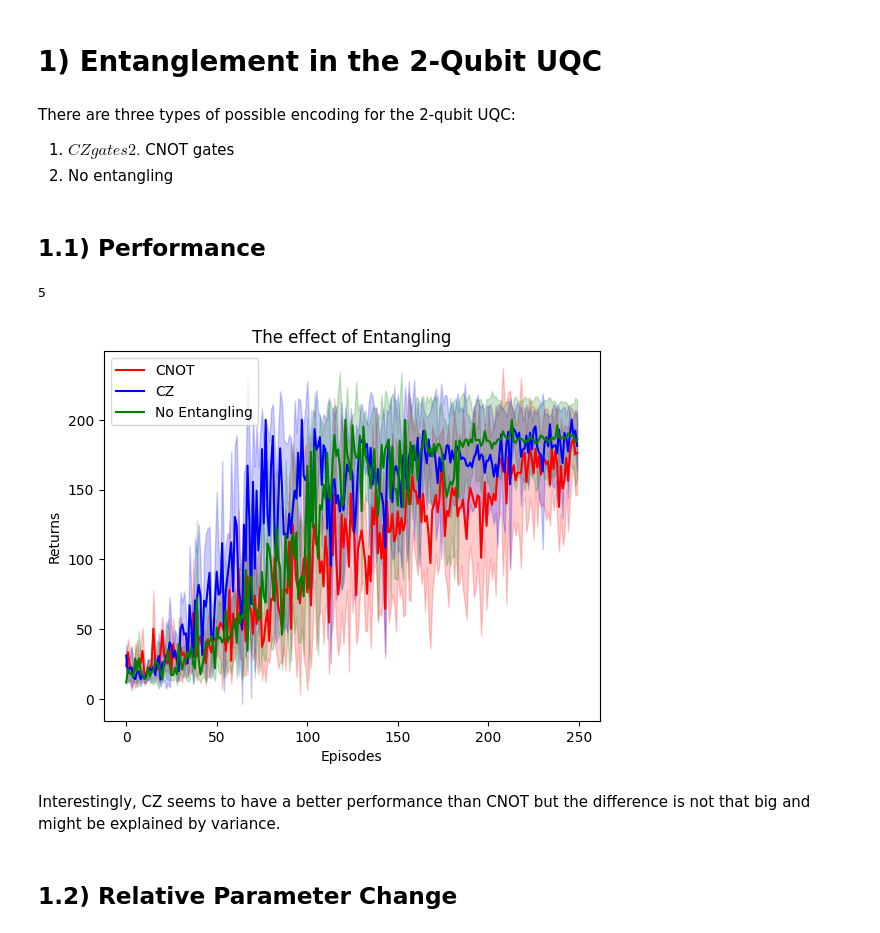
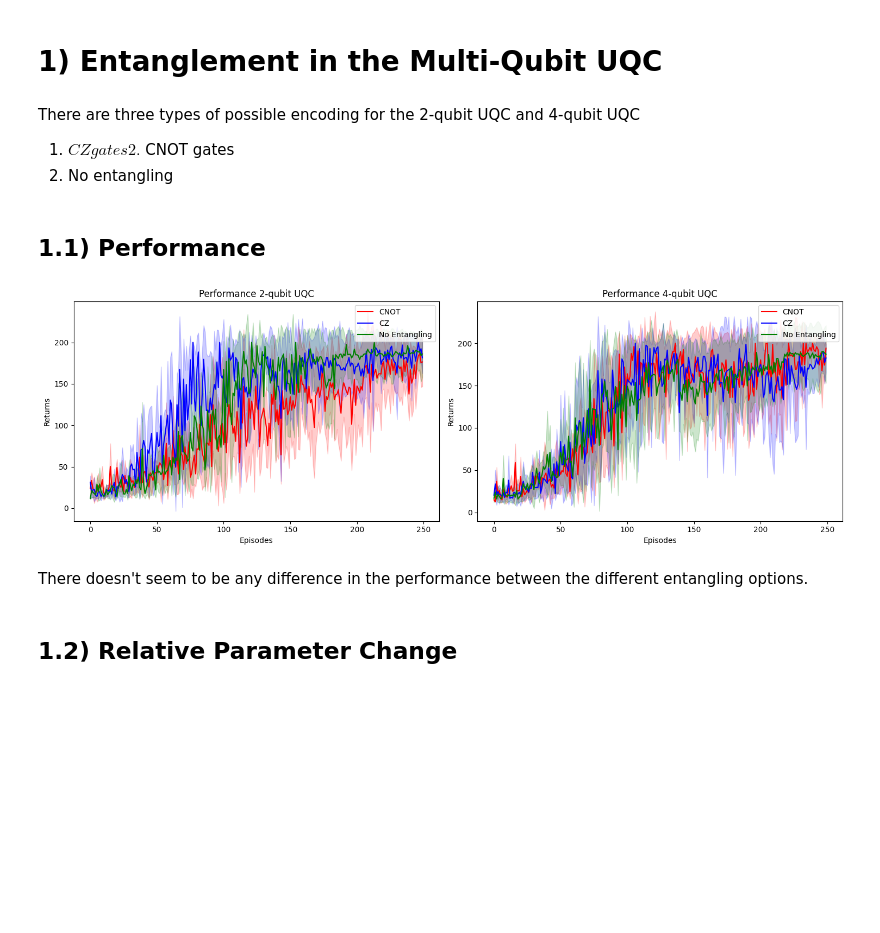
Before and after one commit to RodrigoCoelho7/VQC_Qlearning, a Jupyter notebook: data_analysis/uqc_entanglement.ipynb, the cells around one changed output. Cells and saved outputs as stored; diff of their text form; code cells hidden in the pictures; blank space fills up the shorter version.

Commit message:
Studied entanglement on multi-qubit UQC

```diff
--- a/data_analysis/uqc_entanglement.ipynb
+++ b/data_analysis/uqc_entanglement.ipynb
@@ -4,17 +4,23 @@ import numpy as np
 import matplotlib.pyplot as plt
 import pandas as pd
 # %% [markdown]
-# 1) Entanglement in the 2-Qubit UQC
+# 1) Entanglement in the Multi-Qubit UQC
 # %%
 uqc_2qubit_cnot_path = "../../results/uqc_entanglement/2_qubit_uqc_cnot"
 uqc_2qubit_cz_path = "../../results/uqc_entanglement/2_qubit_uqc_cz"
 uqc_2qubit_noentangling_path = "../../results/uqc_entanglement/2_qubit_uqc_noentangling"
+uqc_4qubit_cnot_path = "../../results/uqc_entanglement/4_qubit_uqc_cnot"
+uqc_4qubit_cz_path = "../../results/uqc_entanglement/4_qubit_uqc_cz"
+uqc_4qubit_noentangling_path = "../../results/uqc_entanglement/4_qubit_uqc_noentangling"
 
 uqc_2qubit_cnot = Analysis(uqc_2qubit_cnot_path)
 uqc_2qubit_cz = Analysis(uqc_2qubit_cz_path)
 uqc_2qubit_noentangling = Analysis(uqc_2qubit_noentangling_path)
+uqc_4qubit_cnot = Analysis(uqc_4qubit_cnot_path)
+uqc_4qubit_cz = Analysis(uqc_4qubit_cz_path)
+uqc_4qubit_noentangling = Analysis(uqc_4qubit_noentangling_path)
 # %% [markdown]
-There are three types of possible encoding for the 2-qubit UQC:
+There are three types of possible encoding for the 2-qubit UQC and 4-qubit UQC
 
 1. $CZ gates
 2. $CNOT gates
@@ -33,24 +39,48 @@ uqc_2qubit_noentangling_return_mean = np.mean(uqc_2qubit_noentangling_return, ax
 uqc_2qubit_cnot_return_std = np.std(uqc_2qubit_cnot_return, axis=0)
 uqc_2qubit_cz_return_std = np.std(uqc_2qubit_cz_return, axis=0)
 uqc_2qubit_noentangling_return_std = np.std(uqc_2qubit_noentangling_return, axis=0)
+
+uqc_4qubit_cnot_return = uqc_4qubit_cnot.get_rewards()
+uqc_4qubit_cz_return = uqc_4qubit_cz.get_rewards()
+uqc_4qubit_noentangling_return = uqc_4qubit_noentangling.get_rewards()
+
+uqc_4qubit_cnot_return_mean = np.mean(uqc_4qubit_cnot_return, axis=0)
+uqc_4qubit_cz_return_mean = np.mean(uqc_4qubit_cz_return, axis=0)
+uqc_4qubit_noentangling_return_mean = np.mean(uqc_4qubit_noentangling_return, axis=0)
+
+uqc_4qubit_cnot_return_std = np.std(uqc_4qubit_cnot_return, axis=0)
+uqc_4qubit_cz_return_std = np.std(uqc_4qubit_cz_return, axis=0)
+uqc_4qubit_noentangling_return_std = np.std(uqc_4qubit_noentangling_return, axis=0)
-# %% [output]
-5
 # %%
-plt.plot(uqc_2qubit_cnot_return_mean, color = "red", label="CNOT")
-plt.plot(uqc_2qubit_cz_return_mean, color = "blue", label="CZ")
-plt.plot(uqc_2qubit_noentangling_return_mean, color = "green", label="No Entangling")
-plt.fill_between(np.arange(len(uqc_2qubit_cnot_return_mean)), uqc_2qubit_cnot_return_mean - uqc_2qubit_cnot_return_std, uqc_2qubit_cnot_return_mean + uqc_2qubit_cnot_return_std, alpha=0.2, color="red")
-plt.fill_between(np.arange(len(uqc_2qubit_cz_return_mean)), uqc_2qubit_cz_return_mean - uqc_2qubit_cz_return_std, uqc_2qubit_cz_return_mean + uqc_2qubit_cz_return_std, alpha=0.2, color="blue")
-plt.fill_between(np.arange(len(uqc_2qubit_noentangling_return_mean)), uqc_2qubit_noentangling_return_mean - uqc_2qubit_noentangling_return_std, uqc_2qubit_noentangling_return_mean + uqc_2qubit_noentangling_return_std, alpha=0.2, color="green")
-plt.legend()
-plt.xlabel("Episodes")
-plt.ylabel("Returns")
-plt.title("The effect of Entangling")
+fig, axs = plt.subplots(1, 2, figsize=(15, 5), tight_layout=True)
+
+axs[0].plot(uqc_2qubit_cnot_return_mean, color = "red", label="CNOT")
+axs[0].plot(uqc_2qubit_cz_return_mean, color = "blue", label="CZ")
+axs[0].plot(uqc_2qubit_noentangling_return_mean, color = "green", label="No Entangling")
+axs[0].fill_between(np.arange(len(uqc_2qubit_cnot_return_mean)), uqc_2qubit_cnot_return_mean - uqc_2qubit_cnot_return_std, uqc_2qubit_cnot_return_mean + uqc_2qubit_cnot_return_std, alpha=0.2, color="red")
+axs[0].fill_between(np.arange(len(uqc_2qubit_cz_return_mean)), uqc_2qubit_cz_return_mean - uqc_2qubit_cz_return_std, uqc_2qubit_cz_return_mean + uqc_2qubit_cz_return_std, alpha=0.2, color="blue")
+axs[0].fill_between(np.arange(len(uqc_2qubit_noentangling_return_mean)), uqc_2qubit_noentangling_return_mean - uqc_2qubit_noentangling_return_std, uqc_2qubit_noentangling_return_mean + uqc_2qubit_noentangling_return_std, alpha=0.2, color="green")
+axs[0].legend()
+axs[0].set_xlabel("Episodes")
+axs[0].set_ylabel("Returns")
+axs[0].set_title("Performance 2-qubit UQC")
+
+axs[1].plot(uqc_4qubit_cnot_return_mean, color = "red", label="CNOT")
+axs[1].plot(uqc_4qubit_cz_return_mean, color = "blue", label="CZ")
+axs[1].plot(uqc_4qubit_noentangling_return_mean, color = "green", label="No Entangling")
+axs[1].fill_between(np.arange(len(uqc_4qubit_cnot_return_mean)), uqc_4qubit_cnot_return_mean - uqc_4qubit_cnot_return_std, uqc_4qubit_cnot_return_mean + uqc_4qubit_cnot_return_std, alpha=0.2, color="red")
+axs[1].fill_between(np.arange(len(uqc_4qubit_cz_return_mean)), uqc_4qubit_cz_return_mean - uqc_4qubit_cz_return_std, uqc_4qubit_cz_return_mean + uqc_4qubit_cz_return_std, alpha=0.2, color="blue")
+axs[1].fill_between(np.arange(len(uqc_4qubit_noentangling_return_mean)), uqc_4qubit_noentangling_return_mean - uqc_4qubit_noentangling_return_std, uqc_4qubit_noentangling_return_mean + uqc_4qubit_noentangling_return_std, alpha=0.2, color="green")
+axs[1].legend()
+axs[1].set_xlabel("Episodes")
+axs[1].set_ylabel("Returns")
+axs[1].set_title("Performance 4-qubit UQC")
+
 plt.show()
 # %% [output]
-[figure, old version]
+[figure, new version]
-# %% [markdown]
-Interestingly, CZ seems to have a better performance than CNOT but the difference is not that big and might be explained by variance.
+# %% [markdown]
+There doesn't seem to be any difference in the performance between the different entangling options.
 # %% [markdown]
 ## 1.2) Relative Parameter Change
 # %%
```
Also changed, not shown: parts of 8 cells of this notebook.
